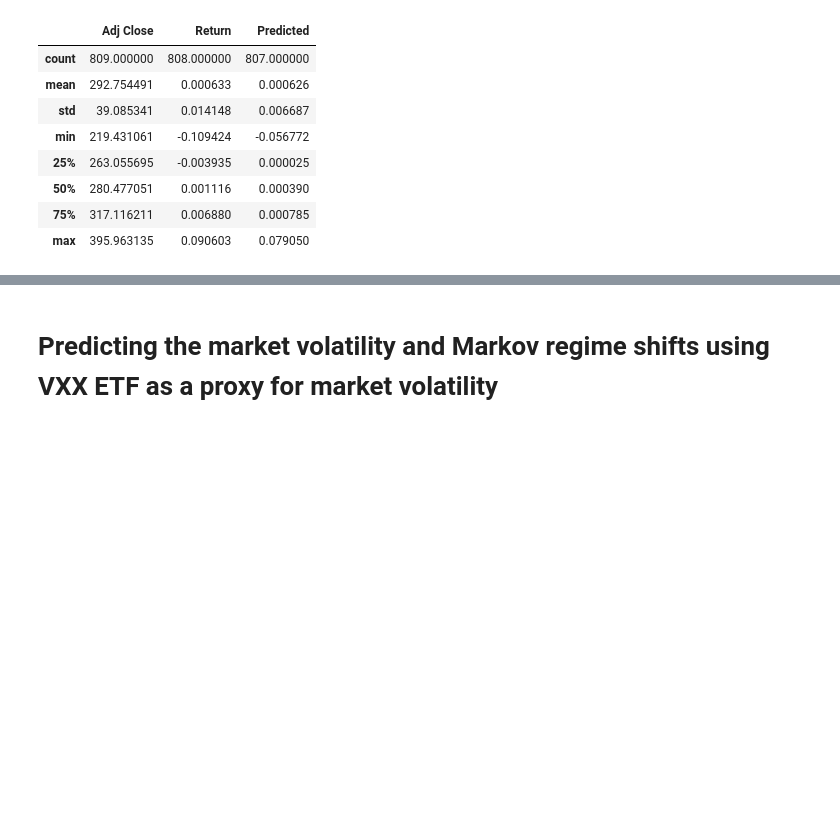
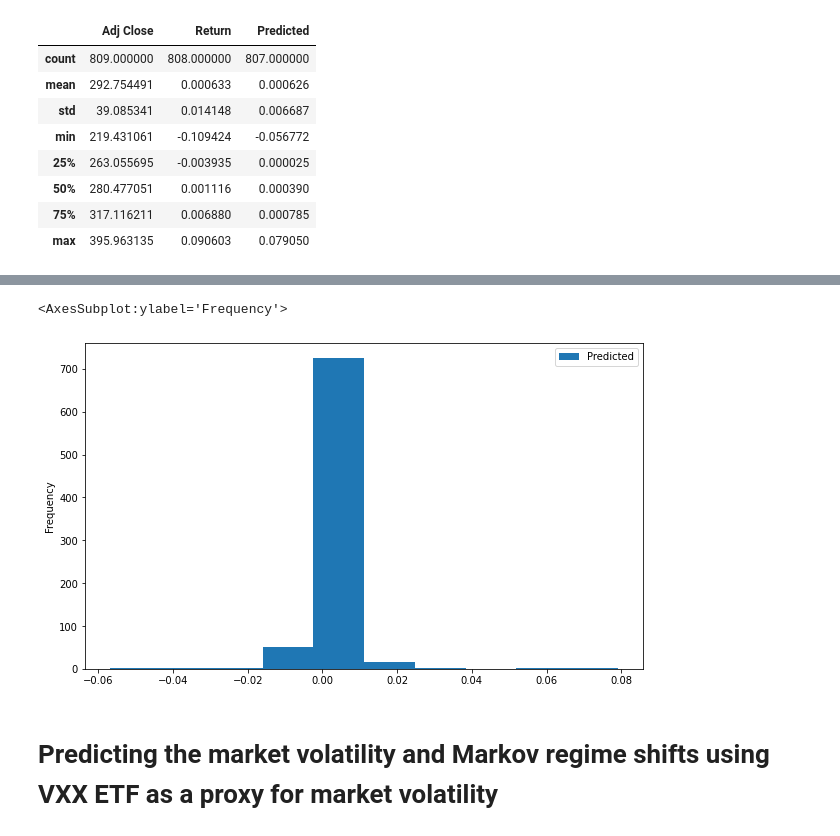
Before and after one commit to dbogatic/stock-evaluation, a Jupyter notebook: stock_price_predictors/regression_models/markov_regime_shift.ipynb, the cells around one changed output, grey strips where cells are left out. Drawn from its saved outputs; the diff is of its cells as text; code cells hidden in the pictures; blank space fills up the shorter version.

```diff
--- a/stock_price_predictors/regression_models/markov_regime_shift.ipynb
+++ b/stock_price_predictors/regression_models/markov_regime_shift.ipynb
@@ -214,3 +219,8 @@ stock_prices.describe()
+# %%
+stock_prices[['Predicted']].plot(kind='hist', figsize=(10,6))
+# %% [output]
+<AxesSubplot:ylabel='Frequency'>
+[figure, added]
 # %% [markdown]
 # Predicting the market volatility and Markov regime shifts using VXX ETF as a proxy for market volatility
 # %%
```
Also changed, not shown: parts of 5 cells of this notebook.
